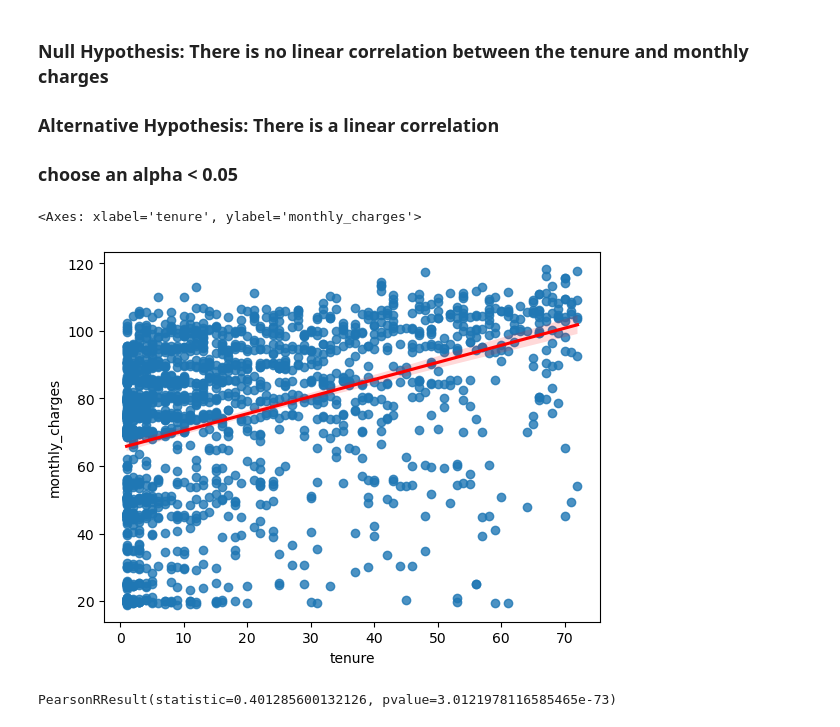
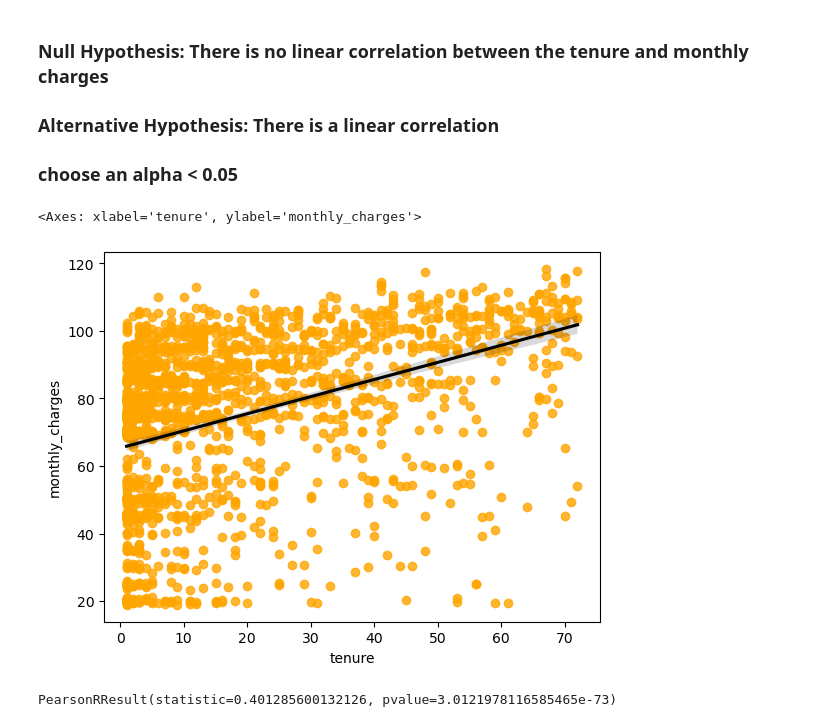
Before and after one commit to Alfred-W-S-Pirovits-Jr/Telco_Churn_Project, a Jupyter notebook: final_report.ipynb, the cells around one changed output. Drawn from its saved outputs; the diff is of its cells as text; code cells hidden in the pictures.

```diff
--- a/final_report.ipynb
+++ b/final_report.ipynb
@@ -117,10 +117,10 @@ telco_churn = telco[telco.churn_Yes == 1]
 ### Alternative Hypothesis:  There is a linear correlation
 ### choose an alpha < 0.05
 # %%
-sns.regplot(data=telco_churn, x='tenure', y='monthly_charges', line_kws={'color':'red'})
+sns.regplot(data=telco_churn, x='tenure', y='monthly_charges', scatter_kws={'color':'orange'}, line_kws={'color':'black'})
 # %% [output]
 <Axes: xlabel='tenure', ylabel='monthly_charges'>
-[figure, old version]
+[figure, new version]
 # %%
 stats.pearsonr(telco_churn.tenure, telco_churn.monthly_charges)
 # %% [output]
```
Also changed, not shown: parts of 5 cells of this notebook.
